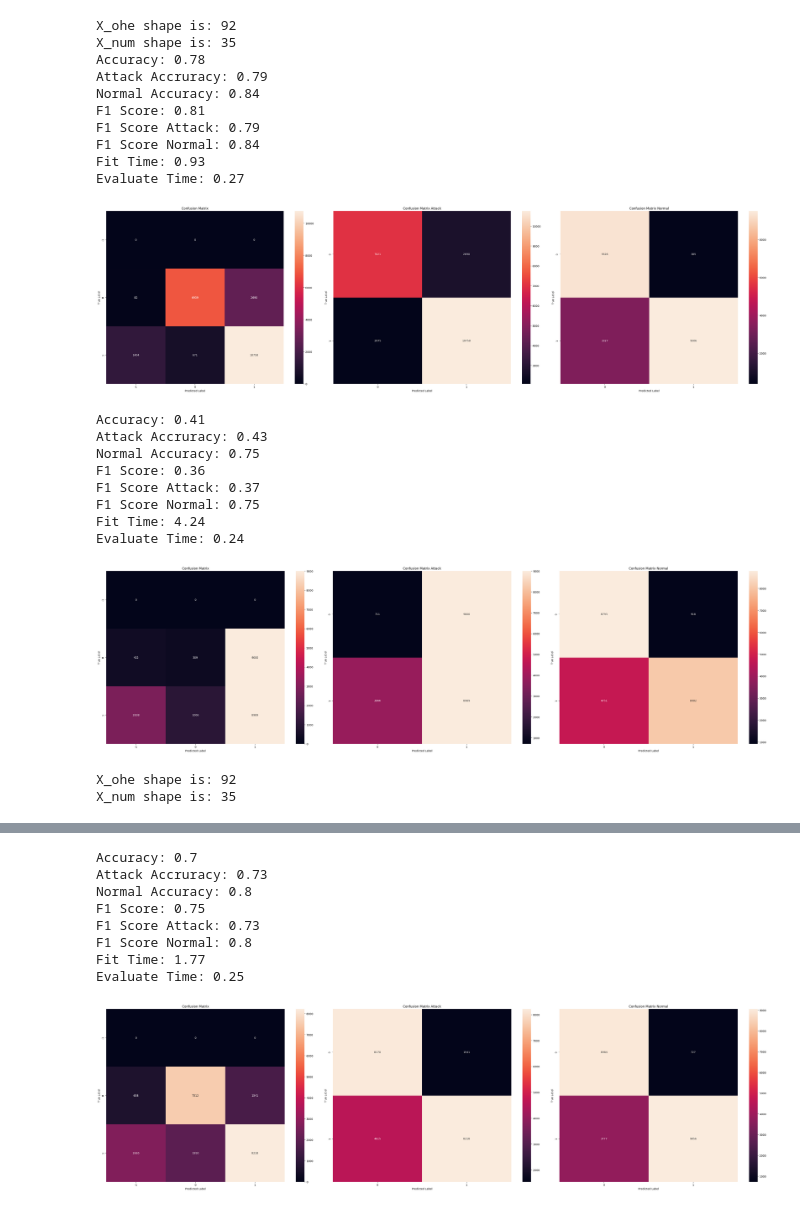
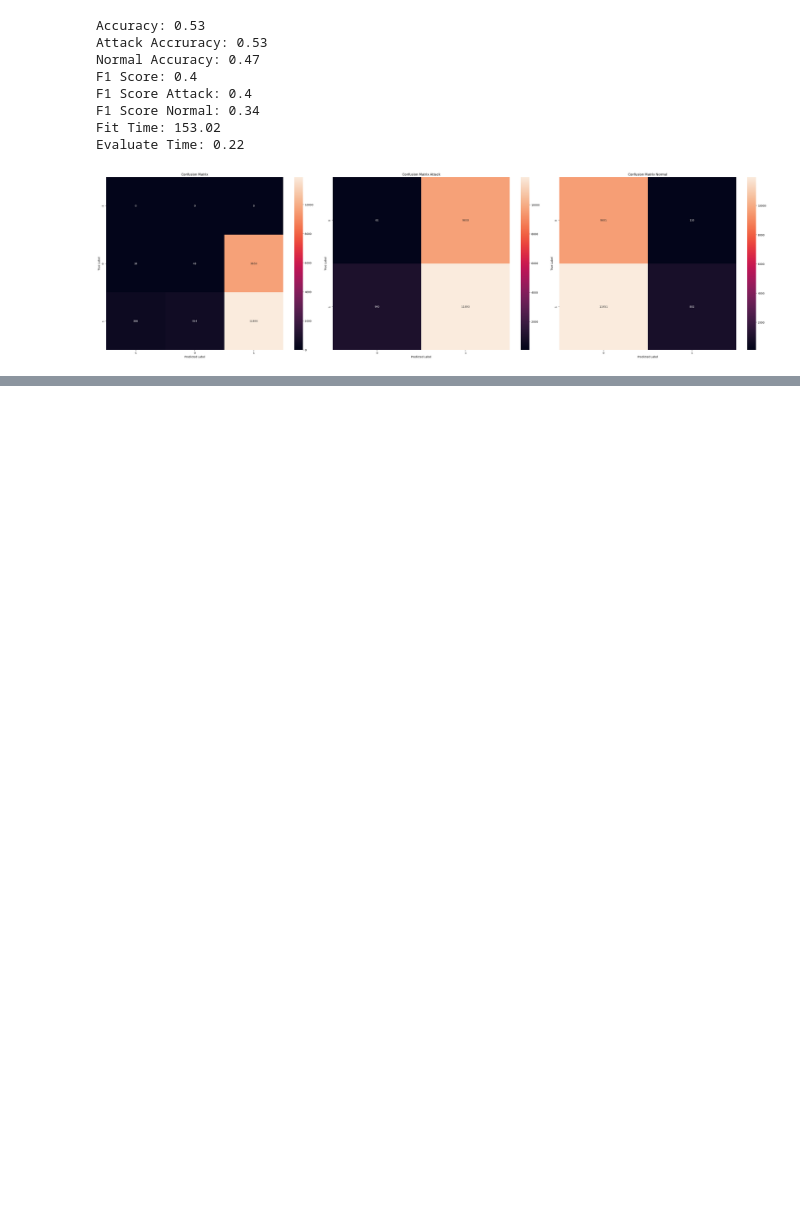
Before and after one commit to Sugata10723/IDS_IoT, a Jupyter notebook: main.ipynb, the cells around one changed output, grey strips where cells are left out. Drawn from its saved outputs; the diff is of its cells as text; code cells hidden in the pictures; blank space fills up the shorter version.

```diff
--- a/main.ipynb
+++ b/main.ipynb
@@ -53,30 +29,17 @@ Evaluate Time: 2.22
 # %%
 dataset = Dataset_NSL_KDD(1000000000)
 X_train, X_test, y_train, y_test, config = dataset.get_data()
 exp = Experiment(X_train, X_test, y_train, y_test, config)
-exp.run_noFS(k=50000000000)
-exp.run_hybrid(k=50000000000, n_fi=40, n_pca=20)
-exp.run_var(k=500000000000)
+#exp.run_noFS(k=50)
+exp.run_hybrid(k=500, n_fi=20, n_pca=20)
+#exp.run_var(k=50)
 # %% [output]
-X_ohe shape is: 92
-X_num shape is: 35
-Accuracy: 0.78
-Attack Accruracy: 0.79
-Normal Accuracy: 0.84
-F1 Score: 0.81
-F1 Score Attack: 0.79
-F1 Score Normal: 0.84
-Fit Time: 0.93
-Evaluate Time: 0.27
+Accuracy: 0.53
+Attack Accruracy: 0.53
+Normal Accuracy: 0.47
+F1 Score: 0.4
+F1 Score Attack: 0.4
+F1 Score Normal: 0.34
+Fit Time: 153.02
+Evaluate Time: 0.22
-[figure, old version]
+[figure, new version]
-Accuracy: 0.41
-Attack Accruracy: 0.43
-Normal Accuracy: 0.75
-F1 Score: 0.36
-F1 Score Attack: 0.37
-F1 Score Normal: 0.75
-Fit Time: 4.24
-Evaluate Time: 0.24
-[figure, removed]
-X_ohe shape is: 92
-X_num shape is: 35
@@ -85,12 +46,3 @@ X_num shape is: 35
-Accuracy: 0.7
-Attack Accruracy: 0.73
-Normal Accuracy: 0.8
-F1 Score: 0.75
-F1 Score Attack: 0.73
-F1 Score Normal: 0.8
-Fit Time: 1.77
-Evaluate Time: 0.25
-[figure, removed]
 # %%
 dataset = Dataset_IoT_NID(1000000000)
 X_train, X_test, y_train, y_test, config = dataset.get_data()
```
Also changed, not shown: parts of 3 cells of this notebook, 3 other files.
